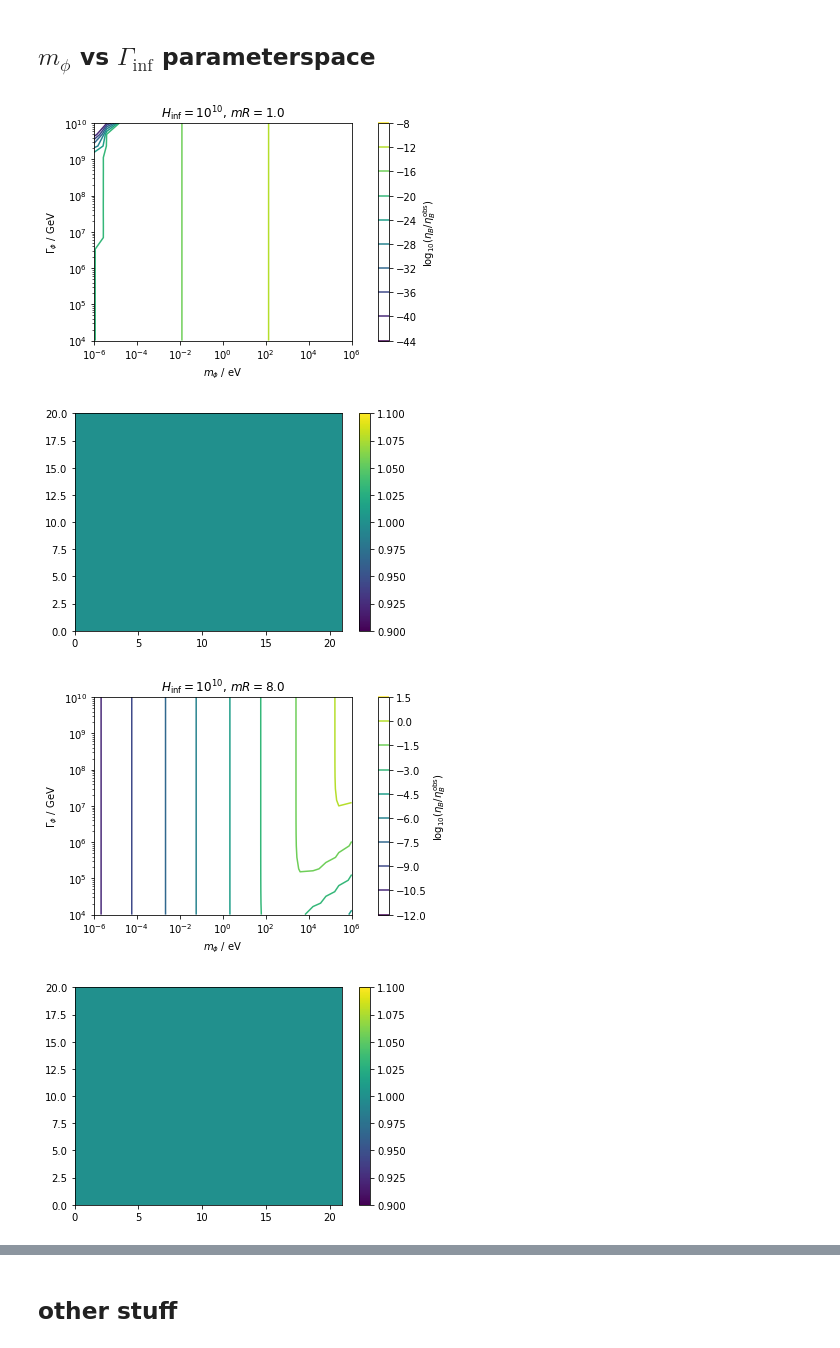
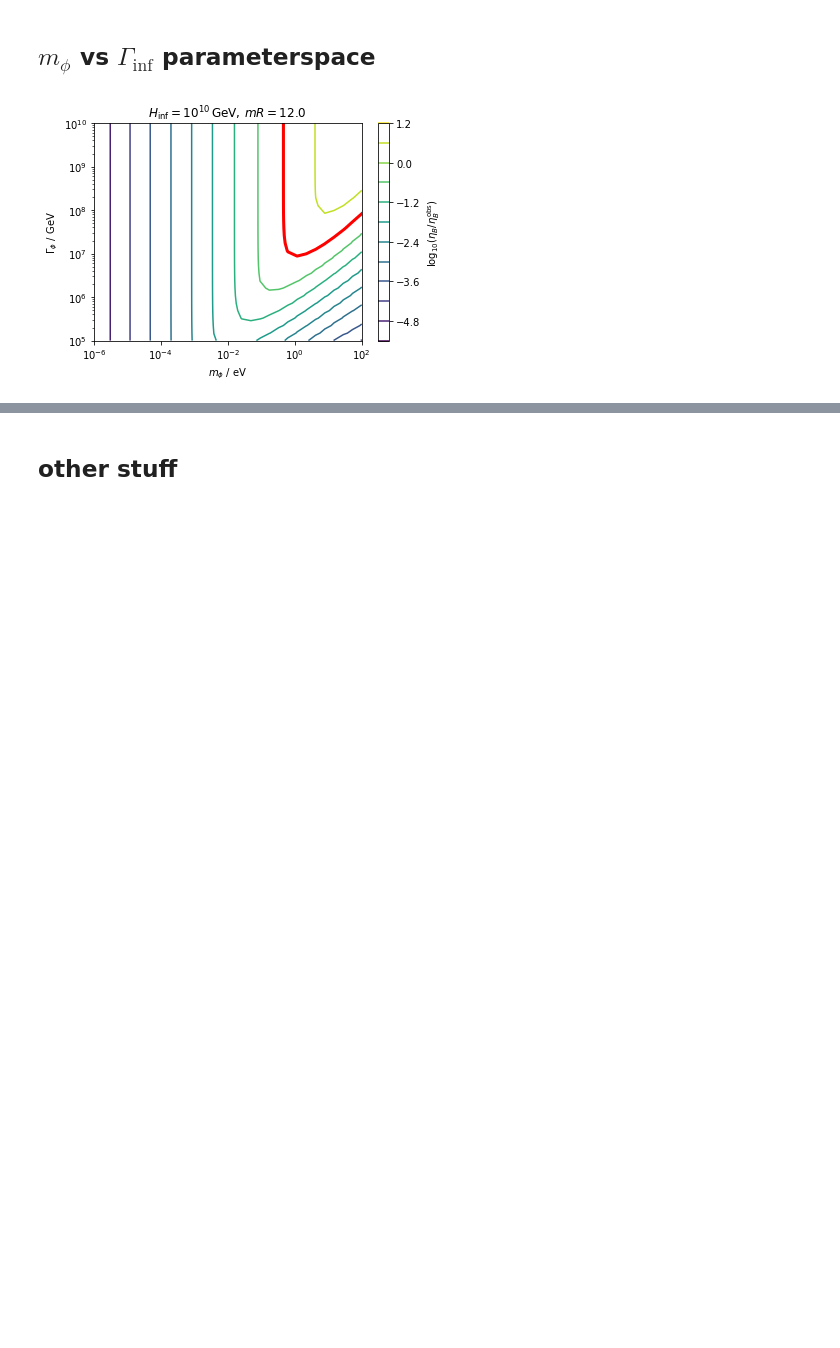
Before and after one commit to anna-jana/masters-project, a Jupyter notebook: transport_eq_in_time/clockwork_axion.ipynb, the cells around one changed output, grey strips where cells are left out. Drawn from its saved outputs; the diff is of its cells as text; code cells hidden in the pictures; blank space fills up the shorter version.

Commit message:
plotting and new realignment scan

```diff
--- a/transport_eq_in_time/clockwork_axion.ipynb
+++ b/transport_eq_in_time/clockwork_axion.ipynb
@@ -46,7 +46,7 @@ Text(0.5, 1.0, '$H_\\mathrm{inf} = 10^{8}, \\, \\Gamma_\\mathrm{inf} = 10^{8}$')
 # %% [markdown]
 ## $m_\phi$ vs $\Gamma_\mathrm{inf}$ parameterspace
 # %%
-def plot_run(n):
+def plot_run(n, show_status=False):
     data = load_data("clockwork_Gammainf_vs_mphi", n)
 
     for i in range(len(data["mR"])):
@@ -58,23 +58,27 @@ def plot_run(n):
         H_inf = data["H_inf"][0]
 
         plt.figure()
-        contour1 = plt.contour(m_phi * 1e9, Gamma_inf, np.log10(eta_B / eta_B_observed),
+        A = np.log10(eta_B / eta_B_observed)
+        contour1 = plt.contour(m_phi * 1e9, Gamma_inf, A,
                                levels=10, cmap="viridis", linestyles="-")
-        cbar1 = plt.colorbar(pad=0.08)
+
+        for xs, ys in find_level(np.log10(m_phi * 1e9), np.log10(Gamma_inf), A):
+            plt.plot(10**xs, 10**ys, "r", lw=3)
+
+        cbar1 = plt.colorbar()
         cbar1.set_label(r"$\log_{10}(\eta_B / \eta^\mathrm{obs}_B)$")
         plt.xscale("log")
         plt.yscale("log")
         plt.xlabel(r"$m_\phi$ / eV")
         plt.ylabel(r"$\Gamma_\phi$ / GeV")
-        plt.title(f"$H_\\mathrm{{inf}} = {latex_exponential_notation(H_inf, 2)}, \\, mR = {mR}$")
+        plt.title(f"$H_\\mathrm{{inf}} = {latex_exponential_notation(H_inf, 2)} \\, \\mathrm{{GeV}}, \\, mR = {mR}$")
 
-        plt.figure()
-        plt.pcolormesh(data["status"][0, :, i, :])
-        plt.colorbar()
+        if show_status:
+            plt.figure()
+            plt.pcolormesh(data["status"][0, :, i, :])
+            plt.colorbar()
+            plt.title("return status")
 # %%
-plot_run(2)
+plot_run(5)
 # %% [output]
-[figure, old version]
+[figure, new version]
-[figure, removed]
-[figure, removed]
-[figure, removed]
```
Also changed, not shown: parts of 3 cells of this notebook, 4 other files.
